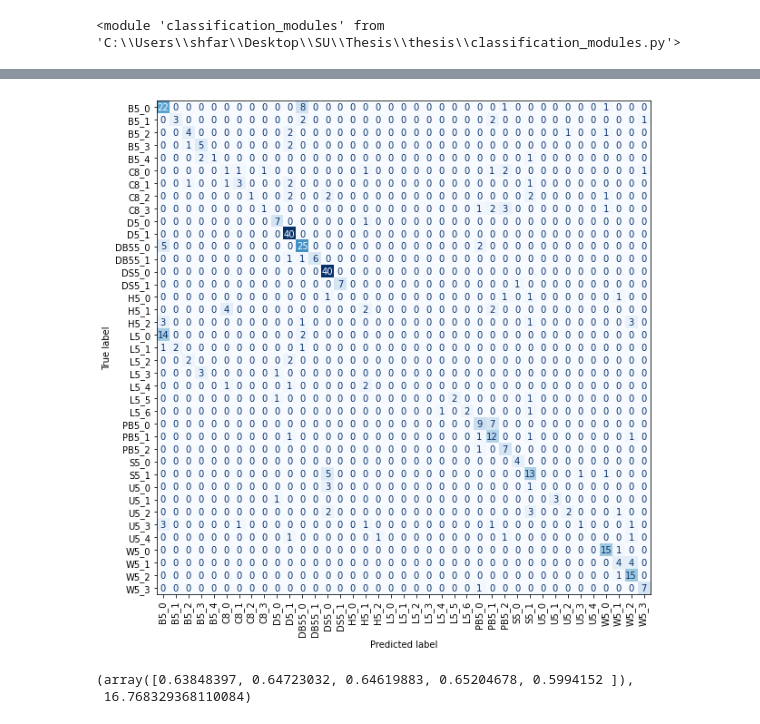
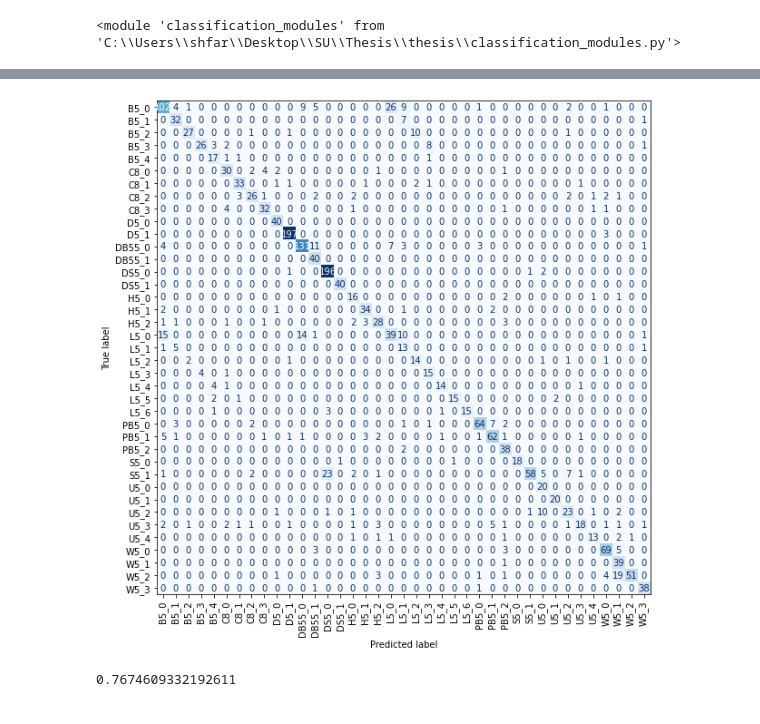
Before and after one commit to sheilafarrahi/thesis, a Jupyter notebook: empirical_districution_function.ipynb, the cells around one changed output, grey strips where cells are left out. Saved outputs shown, nothing was run; the diff lists cells and outputs as text; code cells hidden in the pictures.

```diff
--- a/empirical_districution_function.ipynb
+++ b/empirical_districution_function.ipynb
@@ -22,5 +22,6 @@ test_size = 0.2
 cv = 5
 cv_config = [test_size, cv]
 # %%
-data = pd.read_csv('graphwave_ac_data.csv')
-data.head(3)
+# reading data
+train_data = pd.read_csv('graphwave_ac_train.csv')
+test_data = pd.read_csv('graphwave_ac_test.csv')
@@ -39,3 +34,3 @@ dem.get_kde_plot(edf_df,x)
 # %%
-num_steps_list = list(np.arange(5,200,5))
+num_steps_list = list(np.arange(5,100,5))
 # %%
@@ -45,2 +38,2 @@ KeyboardInterrupt:
 # %%
-res_lr = cm.cv_numsteps_edf(num_steps_list, data, cv_config, 2)
+res_lr = cm.cv_numsteps_edf(num_steps_list, test_data, train_data, cv_config, 2)
@@ -46,0 +45,10 @@ res_lr = cm.cv_numsteps_edf(num_steps_list, data, cv_config, 2)
+# %%
+import json
+res_svm['num_steps_list'] = [int(i) for i in res_svm['num_steps_list']]
+res_lr['num_steps_list'] = [int(i) for i in res_lr['num_steps_list']]
+
+with open('results/edf/res_svm.json', 'w') as f:
+    json.dump(res_svm, f)
+
+with open('results/edf/res_lr.json', 'w') as f:
+    json.dump(res_lr, f)
@@ -64,9 +104,8 @@ cm.svm_model(edf_df, cv_config, plot=1 )
 # %%
-num_steps = 200
-x = np.linspace(0,1,num_steps)
-edf_df = dem.get_edf(data, x)
-cm.rr_model(edf_df, cv_config, plot=1 )
+max_index = res_lr['acc'].index(max(res_lr['acc']))
+alpha = res_lr['alpha'][max_index]
+num_steps = res_lr['num_steps_list'][max_index]
+cm.lr_given_params(test_data, train_data, 3, num_steps, alpha, plot=1)
 # %% [output]
-[figure, old version]
+[figure, new version]
-(array([0.63848397, 0.64723032, 0.64619883, 0.65204678, 0.5994152 ]),
- 16.768329368110084)
+0.7674609332192611
```
Also changed, not shown: parts of 11 cells of this notebook, 16 other files.
